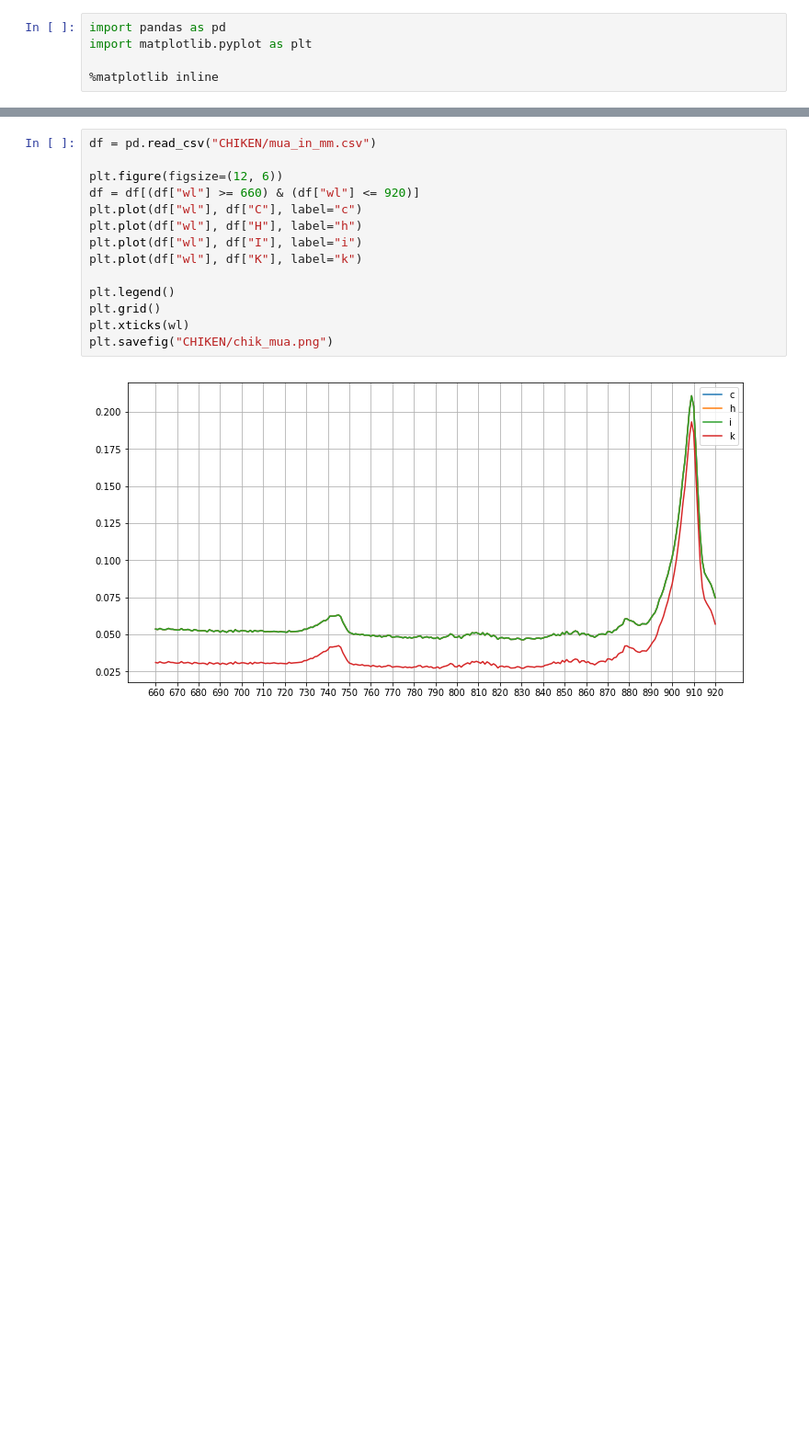
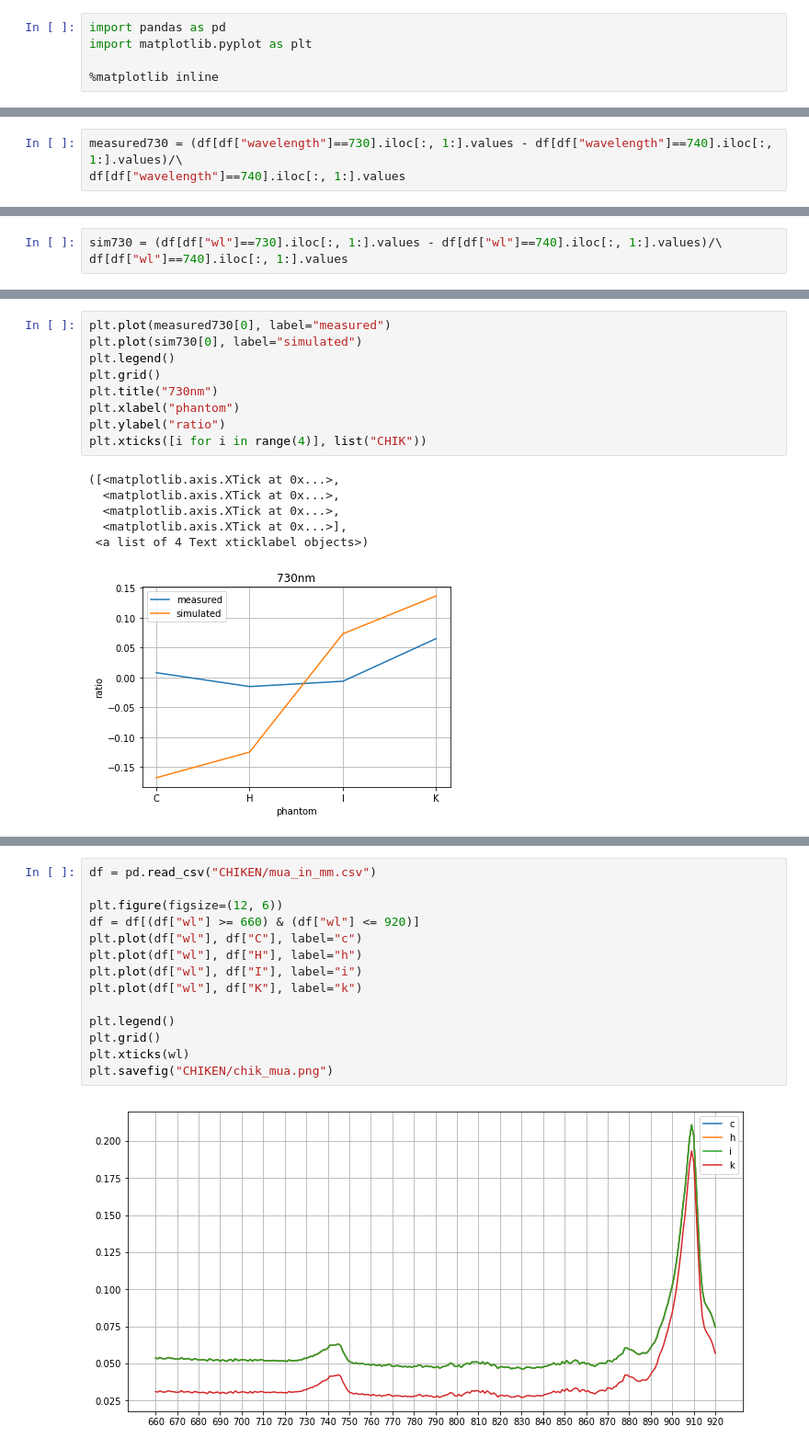
Before and after one commit to ToastCheng/ijv, a Jupyter notebook: n_plot_phantom.ipynb, the cells around one changed output, grey strips where cells are left out. Shown at 92% size. Cells and saved outputs as stored; diff of their text form; blank space fills up the shorter version.

```diff
--- a/n_plot_phantom.ipynb
+++ b/n_plot_phantom.ipynb
@@ -6 +20,4 @@ import matplotlib.pyplot as plt
+# %%
+measured730 = (df[df["wavelength"]==730].iloc[:, 1:].values - df[df["wavelength"]==740].iloc[:, 1:].values)/\
+df[df["wavelength"]==740].iloc[:, 1:].values
 # %%
@@ -8,0 +29,3 @@ wl = [i for i in range(660, 921, 10)]
+# %%
+sim730 = (df[df["wl"]==730].iloc[:, 1:].values - df[df["wl"]==740].iloc[:, 1:].values)/\
+df[df["wl"]==740].iloc[:, 1:].values
@@ -8,0 +51,16 @@ wl = [i for i in range(660, 921, 10)]
+# %%
+plt.plot(measured730[0], label="measured")
+plt.plot(sim730[0], label="simulated")
+plt.legend()
+plt.grid()
+plt.title("730nm")
+plt.xlabel("phantom")
+plt.ylabel("ratio")
+plt.xticks([i for i in range(4)], list("CHIK"))
+# %% [output]
+([<matplotlib.axis.XTick at 0x...>,
+  <matplotlib.axis.XTick at 0x...>,
+  <matplotlib.axis.XTick at 0x...>,
+  <matplotlib.axis.XTick at 0x...>],
+ <a list of 4 Text xticklabel objects>)
+[figure, added]
```
Also changed, not shown: parts of 8 cells of this notebook, 1 other file.
